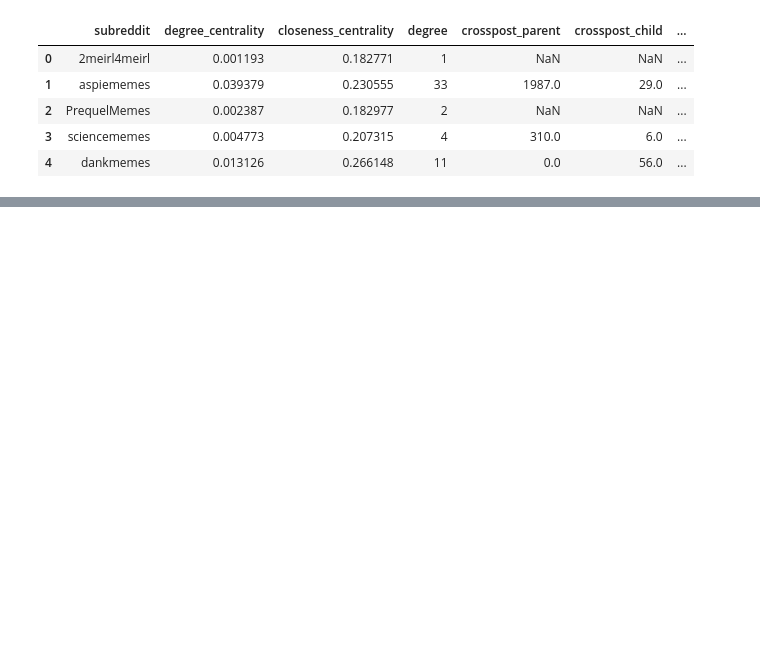
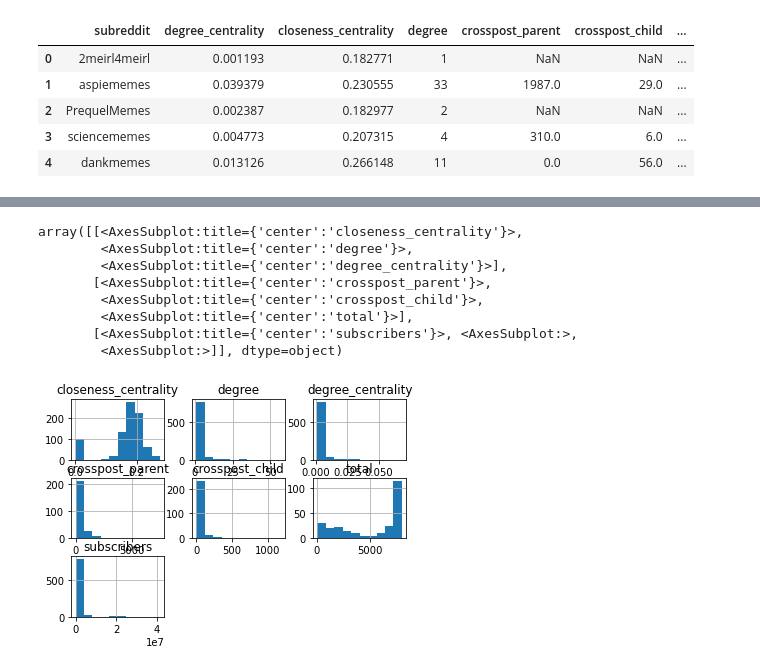
Before and after one commit to jvschlierf/networkthesis, a Jupyter notebook: Preprocessing/subs_network.ipynb, the cells around one changed output, grey strips where cells are left out. Drawn from its saved outputs; the diff is of its cells as text; code cells hidden in the pictures; blank space fills up the shorter version.

```diff
--- a/Preprocessing/subs_network.ipynb
+++ b/Preprocessing/subs_network.ipynb
@@ -259,0 +397,12 @@ df3.to_csv('../../Files/subs_backboned_subscribers.csv')
+# %%
+df3.hist(column=['closeness_centrality', 'degree', 'degree_centrality', 'crosspost_parent', 'crosspost_child', 'total', 'subscribers' ])
+# %% [output]
+array([[<AxesSubplot:title={'center':'closeness_centrality'}>,
+        <AxesSubplot:title={'center':'degree'}>,
+        <AxesSubplot:title={'center':'degree_centrality'}>],
+       [<AxesSubplot:title={'center':'crosspost_parent'}>,
+        <AxesSubplot:title={'center':'crosspost_child'}>,
+        <AxesSubplot:title={'center':'total'}>],
+       [<AxesSubplot:title={'center':'subscribers'}>, <AxesSubplot:>,
+        <AxesSubplot:>]], dtype=object)
+[figure, added]
```
Also changed, not shown: parts of 30 cells of this notebook, 4 other files.
